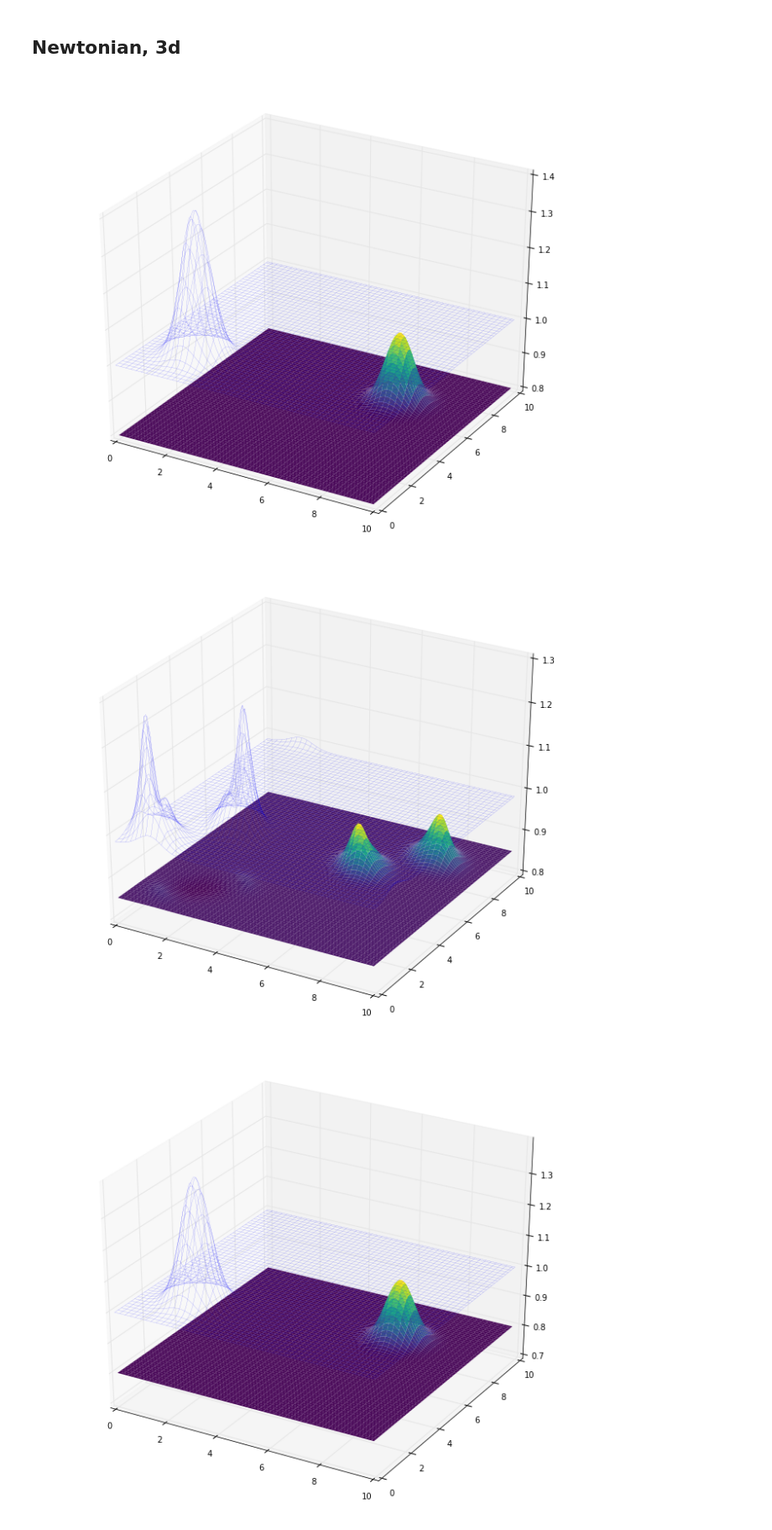
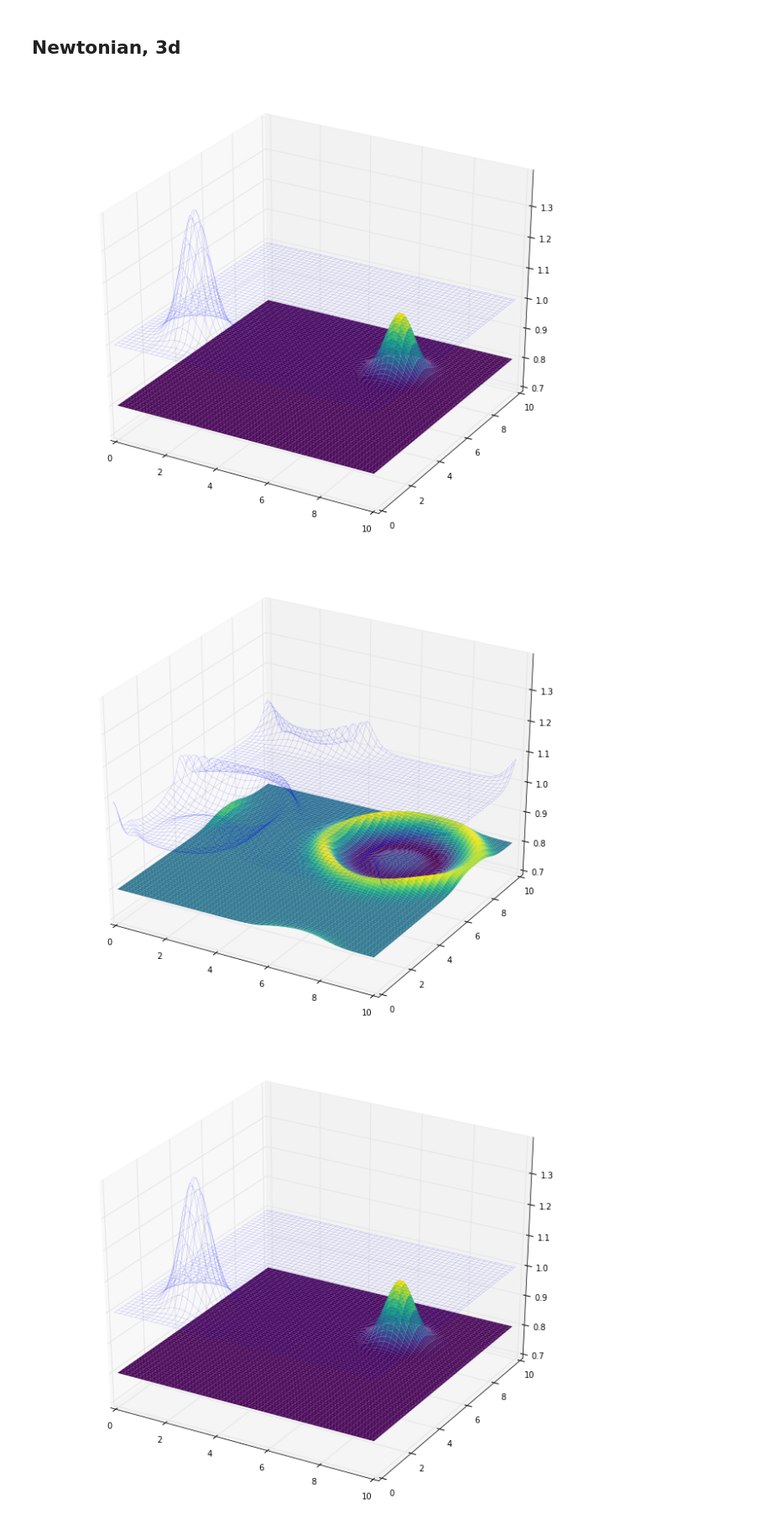
Before and after one commit to harpolea/swerve, a Jupyter notebook: Shallow_Water_Equations.ipynb, the cells around one changed output. Shown at 84% size. Drawn from its saved outputs; the diff is of its cells as text; code cells hidden in the pictures.

```diff
--- a/Shallow_Water_Equations.ipynb
+++ b/Shallow_Water_Equations.ipynb
@@ -338,14 +394,18 @@ Q[1] = 0.05
 # %%
-X, Y = np.meshgrid(x,y)
+X, Y = np.meshgrid(U.x,U.y)
 
 fig = plt.figure(figsize=(12,10))
 ax = fig.gca(projection='3d')
 
-ax.plot_surface(X,Y,h[1,1:-1,1:-1,0], rstride=1, cstride=2, lw=0, cmap=cm.viridis, antialiased=True)
+ax.set_xlim(0,10)
+ax.set_ylim(0,10)
+ax.set_zlim(0.7,1.4)
 
-ax.plot_wireframe(X,Y,h[0,1:-1,1:-1,0], rstride=2, cstride=2, lw=0.1, cmap=cm.viridis, antialiased=True)
+ax.plot_surface(X,Y,U.U[0,1,1:-1,1:-1,0], rstride=1, cstride=2, lw=0, cmap=cm.viridis, antialiased=True)
+
+ax.plot_wireframe(X,Y,U.U[0,0,1:-1,1:-1,0], rstride=2, cstride=2, lw=0.1, cmap=cm.viridis, antialiased=True)
 
 #plt.plot(x,h[0,1:-1,0],x,h[1,1:-1,0], lw=2)
 plt.show()
 # %% [output]
-[figure, old version]
+[figure, new version]
@@ -420,21 +517,25 @@ def evolve(n):
 for i in range(nt):
     evolve(i)
 # %%
-X, Y = np.meshgrid(x,y)
+X, Y = np.meshgrid(U.x,U.y)
 
 fig = plt.figure(figsize=(12,10))
 ax = fig.gca(projection='3d')
 
-n = 20
+ax.set_xlim(0,10)
+ax.set_ylim(0,10)
+ax.set_zlim(0.7,1.4)
 
-ax.plot_surface(X,Y,h[1,1:-1,1:-1,n], rstride=1, cstride=2, lw=0, cmap=cm.viridis, antialiased=True)
+n = 50
 
-ax.plot_wireframe(X,Y,h[0,1:-1,1:-1,n], rstride=2, cstride=2, lw=0.1, cmap=cm.viridis, antialiased=True)
+ax.plot_surface(X,Y,U.U[0,1,1:-1,1:-1,n], rstride=1, cstride=2, lw=0, cmap=cm.viridis, antialiased=True)
+
+ax.plot_wireframe(X,Y,U.U[0,0,1:-1,1:-1,n], rstride=2, cstride=2, lw=0.1, cmap=cm.viridis, antialiased=True)
 
 #plt.plot(x,h[0,1:-1,0],x,h[1,1:-1,0], lw=2)
 plt.show()
 # %% [output]
-[figure, old version]
+[figure, new version]
 # %%
 fig = plt.figure(figsize=(12,10))
 ax = fig.gca(projection='3d')
```
Also changed, not shown: parts of 6 cells of this notebook.
